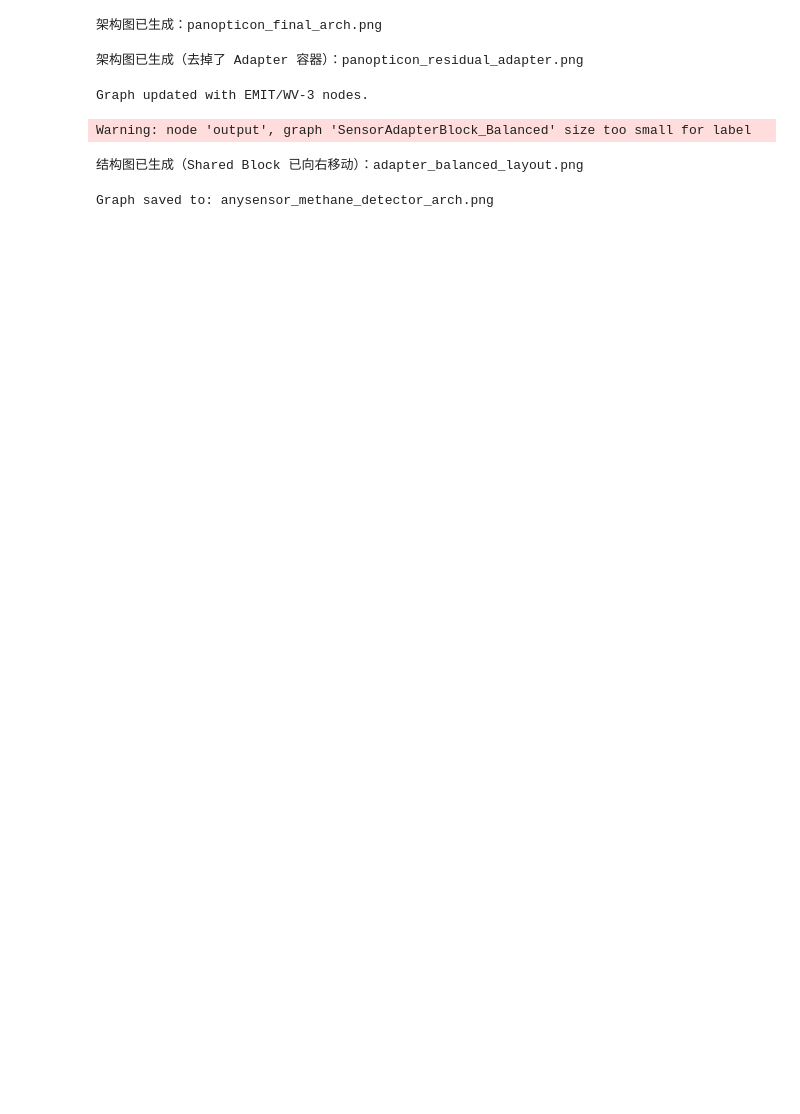
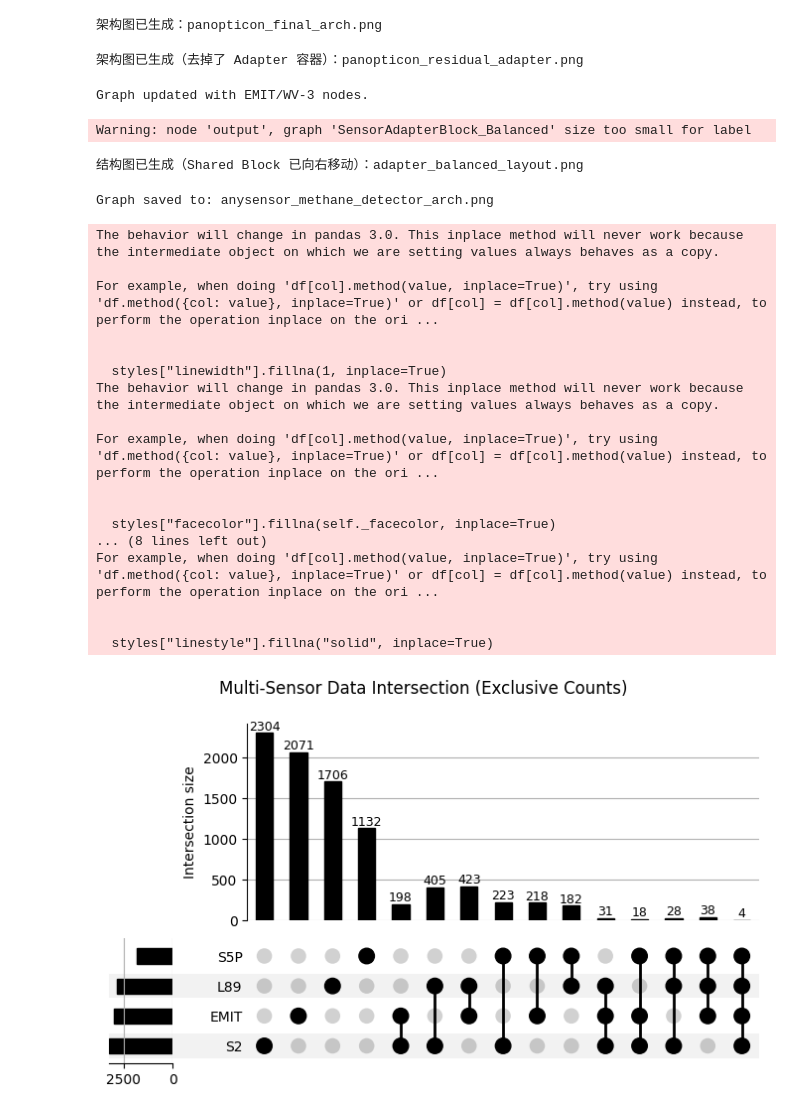
Before and after one commit to yuyao-wang/MethaneUnion, a Jupyter notebook: graph.ipynb, the cells around one changed output. Saved outputs shown, nothing was run; the diff lists cells and outputs as text; code cells hidden in the pictures; blank space fills up the shorter version.

```diff
--- a/graph.ipynb
+++ b/graph.ipynb
@@ -624,3 +768,78 @@ def create_multisensor_arch():
 
 if __name__ == "__main__":
     create_multisensor_arch()
+# %%
+import pandas as pd
+import matplotlib.pyplot as plt
+from upsetplot import UpSet
+
+counts_dict = {
+    (True,  False, False, False): 2304,
+    (False, True,  False, False): 1706,
+    (False, False, True,  False): 1132,
+    (False, False, False, True ): 2071,
+    (True,  True,  False, False): 405,
+    (True,  False, True,  False): 223,
+    (True,  False, False, True ): 198,
+    (False, True,  True,  False): 182,
+    (False, True,  False, True ): 423,
+    (False, False, True,  True ): 218,
+    (True,  True,  True,  False): 28,
+    (True,  True,  False, True ): 31,
+    (True,  False, True,  True ): 18,
+    (False, True,  True,  True ): 38,
+    (True,  True,  True,  True ): 4
+}
+
+index = pd.MultiIndex.from_tuples(
+    counts_dict.keys(),
+    names=["S2", "L89", "S5P", "EMIT"]
+)
+
+data = pd.Series(list(counts_dict.values()), index=index)
+
+upset = UpSet(
+    data,
+    subset_size="sum",
+    show_counts=False,
+    sort_by="degree"
+)
+
+axes = upset.plot()
+
+# 获取柱状图 axis
+ax = axes["intersections"]
+
+# 在柱子上添加数字
+for bar in ax.patches:
+    height = bar.get_height()
+    ax.text(
+        bar.get_x() + bar.get_width() / 2,
+        height,
+        f"{int(height)}",
+        ha="center",
+        va="bottom",
+        fontsize=9
+    )
+
+plt.suptitle("Multi-Sensor Data Intersection (Exclusive Counts)")
+plt.show()
+# %% [output]
+The behavior will change in pandas 3.0. This inplace method will never work because the intermediate object on which we are setting values always behaves as a copy.
+
+For example, when doing 'df[col].method(value, inplace=True)', try using 'df.method({col: value}, inplace=True)' or df[col] = df[col].method(value) instead, to perform the operation inplace on the ori ...
+
+
+  styles["linewidth"].fillna(1, inplace=True)
+The behavior will change in pandas 3.0. This inplace method will never work because the intermediate object on which we are setting values always behaves as a copy.
+
+For example, when doing 'df[col].method(value, inplace=True)', try using 'df.method({col: value}, inplace=True)' or df[col] = df[col].method(value) instead, to perform the operation inplace on the ori ...
+
+
+  styles["facecolor"].fillna(self._facecolor, inplace=True)
+... (8 lines left out)
+For example, when doing 'df[col].method(value, inplace=True)', try using 'df.method({col: value}, inplace=True)' or df[col] = df[col].method(value) instead, to perform the operation inplace on the ori ...
+
+
+  styles["linestyle"].fillna("solid", inplace=True)
+[figure, added]
```
Also changed, not shown: parts of 4 cells of this notebook, 9 other files.
